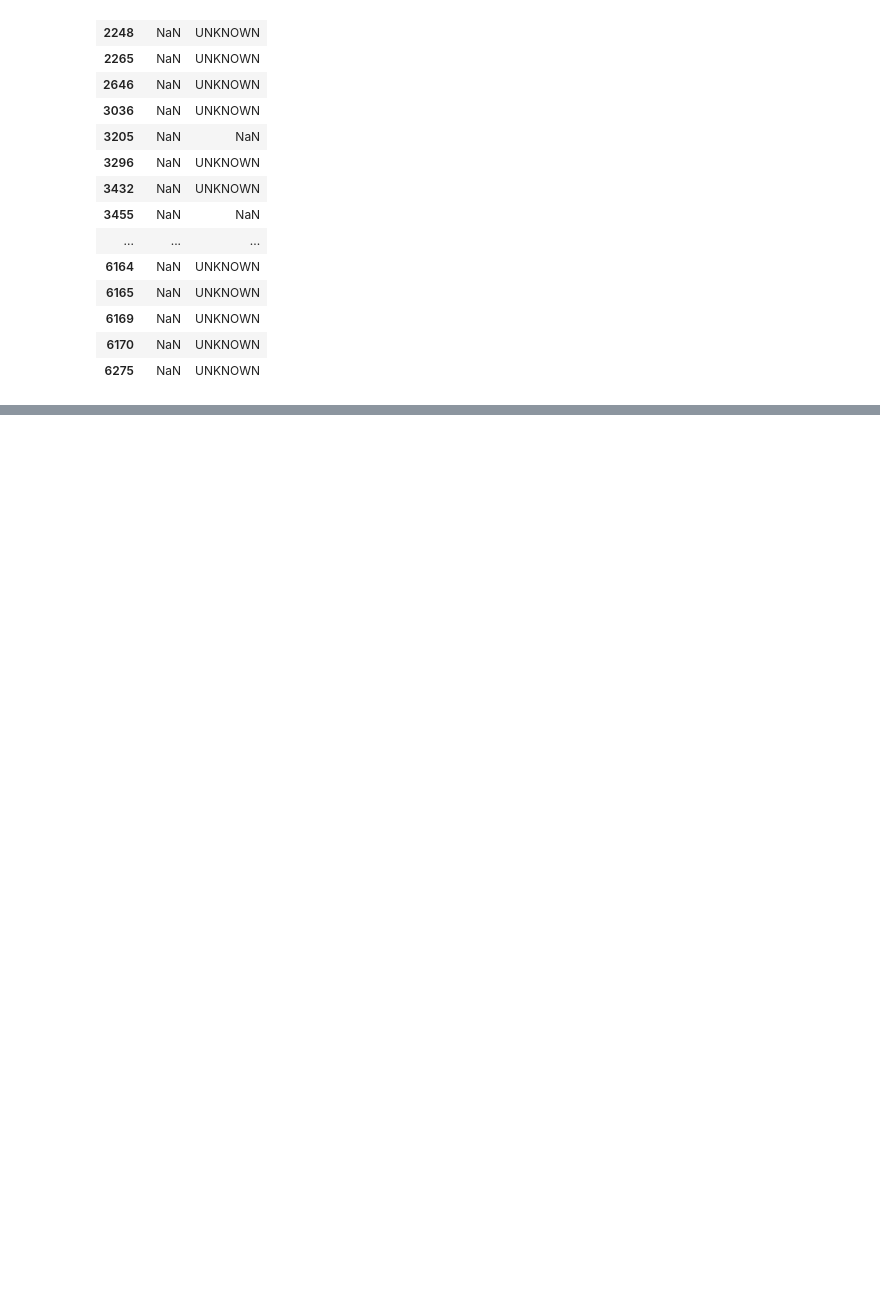
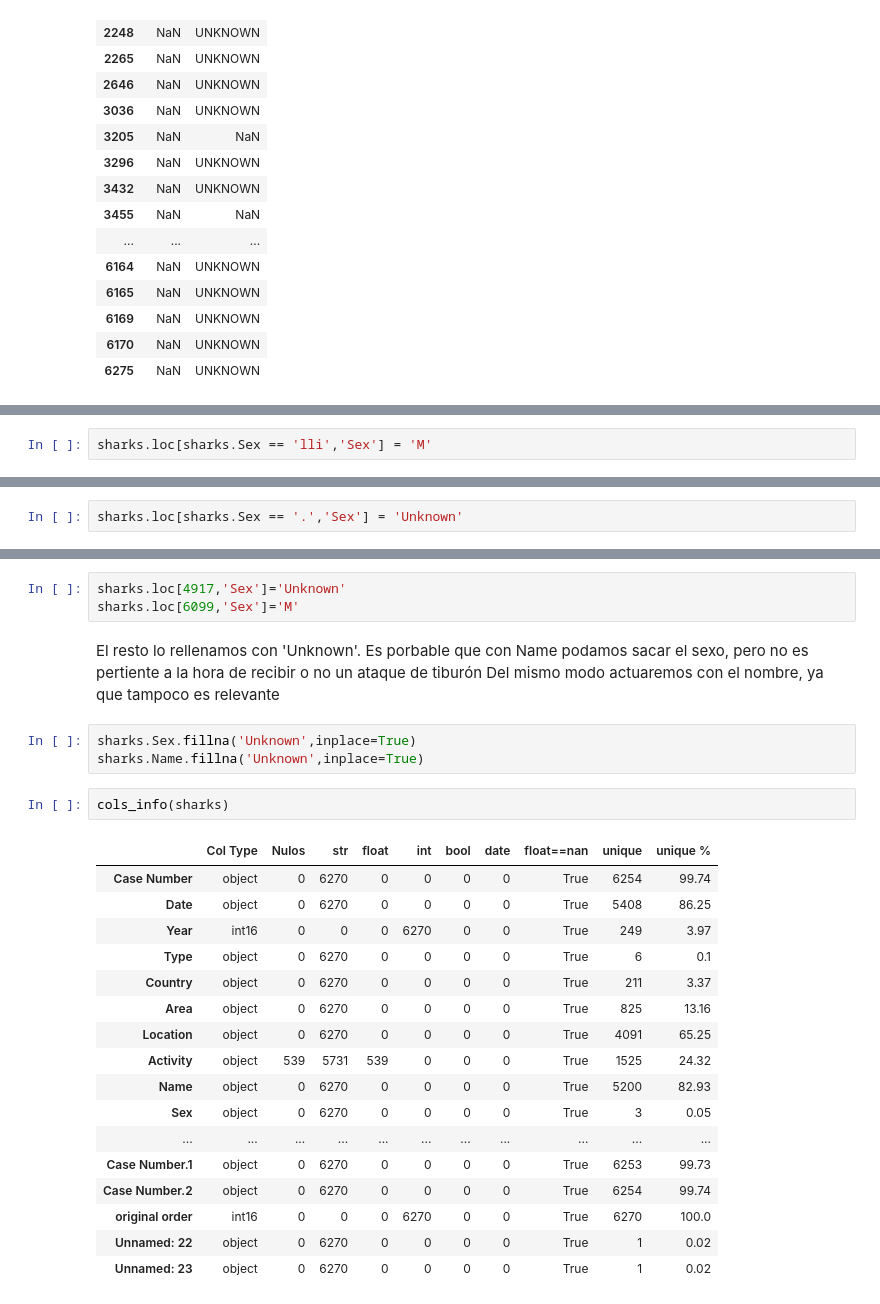
Before and after one commit to gusavato/1_IRONHACK_Sharks, a Jupyter notebook: jupyter/main.ipynb, the cells around one changed output, grey strips where cells are left out. Saved outputs shown, nothing was run; the diff lists cells and outputs as text; blank space fills up the shorter version.

```diff
--- a/jupyter/main.ipynb
+++ b/jupyter/main.ipynb
@@ -689,0 +839,2 @@ En la columna Injury, no podemos sacar información de la columna Fatal, salvo p
+# %%
+sharks.loc[sharks.Sex == 'lli','Sex'] = 'M'
@@ -689,0 +846,2 @@ En la columna Injury, no podemos sacar información de la columna Fatal, salvo p
+# %%
+sharks.loc[sharks.Sex == '.','Sex'] = 'Unknown'
@@ -689,0 +854,29 @@ En la columna Injury, no podemos sacar información de la columna Fatal, salvo p
+# %%
+sharks.loc[4917,'Sex']='Unknown'
+sharks.loc[6099,'Sex']='M'
+# %% [markdown]
+El resto lo rellenamos con 'Unknown'. Es porbable que con Name podamos sacar el sexo, pero no es pertiente a la hora de recibir o no un ataque de tiburón
+Del mismo modo actuaremos con el nombre, ya que tampoco es relevante
+# %%
+sharks.Sex.fillna('Unknown',inplace=True)
+sharks.Name.fillna('Unknown',inplace=True)
+# %%
+cols_info(sharks)
+# %% [output]
+|  | Col Type | Nulos | str | float | int | bool | date | float==nan | unique | unique % |
+| Case Number | object | 0 | 6270 | 0 | 0 | 0 | 0 | True | 6254 | 99.74 |
+| Date | object | 0 | 6270 | 0 | 0 | 0 | 0 | True | 5408 | 86.25 |
+| Year | int16 | 0 | 0 | 0 | 6270 | 0 | 0 | True | 249 | 3.97 |
+| Type | object | 0 | 6270 | 0 | 0 | 0 | 0 | True | 6 | 0.1 |
+| Country | object | 0 | 6270 | 0 | 0 | 0 | 0 | True | 211 | 3.37 |
+| Area | object | 0 | 6270 | 0 | 0 | 0 | 0 | True | 825 | 13.16 |
+| Location | object | 0 | 6270 | 0 | 0 | 0 | 0 | True | 4091 | 65.25 |
+| Activity | object | 539 | 5731 | 539 | 0 | 0 | 0 | True | 1525 | 24.32 |
+| Name | object | 0 | 6270 | 0 | 0 | 0 | 0 | True | 5200 | 82.93 |
+| Sex | object | 0 | 6270 | 0 | 0 | 0 | 0 | True | 3 | 0.05 |
+| ... | ... | ... | ... | ... | ... | ... | ... | ... | ... | ... |
+| Case Number.1 | object | 0 | 6270 | 0 | 0 | 0 | 0 | True | 6253 | 99.73 |
+| Case Number.2 | object | 0 | 6270 | 0 | 0 | 0 | 0 | True | 6254 | 99.74 |
+| original order | int16 | 0 | 0 | 0 | 6270 | 0 | 0 | True | 6270 | 100.0 |
+| Unnamed: 22 | object | 0 | 6270 | 0 | 0 | 0 | 0 | True | 1 | 0.02 |
+| Unnamed: 23 | object | 0 | 6270 | 0 | 0 | 0 | 0 | True | 1 | 0.02 |
```
Also changed, not shown: parts of 33 cells of this notebook, 1 other file.
